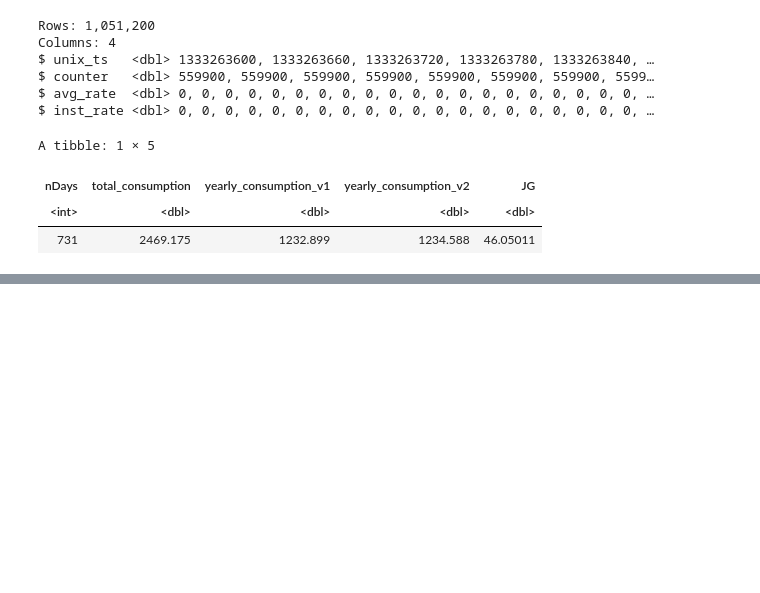
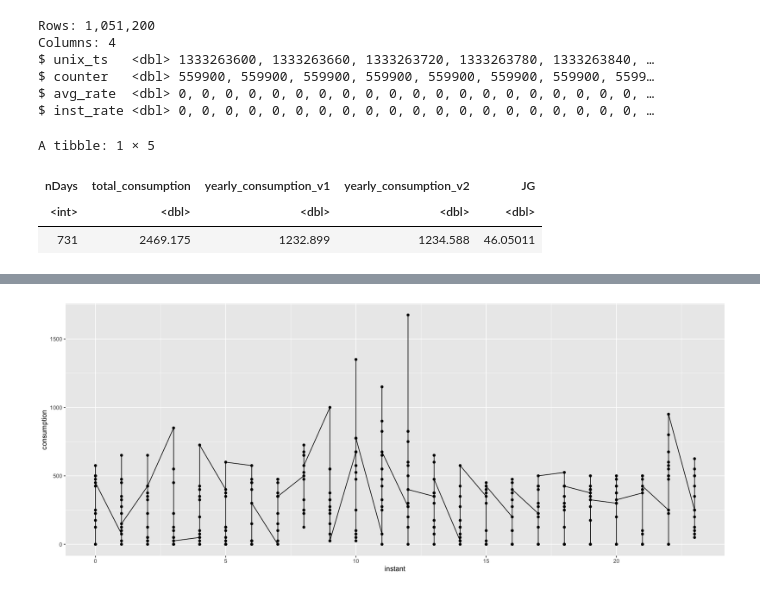
Before and after one commit to philippebarrette4/INF1430, a Jupyter notebook: scripts/GazAnalysis/Sub-Meters/FRG.ipynb, the cells around one changed output, grey strips where cells are left out. Cells and saved outputs as stored; diff of their text form; code cells hidden in the pictures; blank space fills up the shorter version.

Commit message:
testing things with temp and gas

```diff
--- a/scripts/GazAnalysis/Sub-Meters/FRG.ipynb
+++ b/scripts/GazAnalysis/Sub-Meters/FRG.ipynb
@@ -55,0 +34,4 @@ A tibble: 1 × 1
+# %%
+temp <- read_csv("../../../data/Climate_HourlyWeather.csv", show_col_types = FALSE) %>%
+    select(`Date/Time`, `Temp (C)`, `Data Quality`, `Temp Flag`) %>%
+    rename(timeStamp = `Date/Time`)
@@ -55,0 +44,8 @@ A tibble: 1 × 1
+# %%
+FRGHourly <- FRG %>%
+    group_by(year, month, day, hour) %>%
+    summarise(
+        unix_ts = first(unix_ts),
+        timeStamp = first(timeStamp),
+        consumption = sum(avg_rate) / 60
+    )
@@ -55,0 +55,5 @@ A tibble: 1 × 1
+# %%
+FRG_Temp <- FRGHourly %>%
+    left_join(temp, by = c("timeStamp"), suffix = c("_gas", "_temp"))
+
+head(FRG_Temp, 5)
@@ -55,0 +71,10 @@ A tibble: 1 × 1
+# %%
+FRG_Temp_int <- FRG_Temp %>%
+    mutate(
+        year = as.integer(year),
+        month = as.integer(month),
+        day = as.integer(day),
+        hour = factor(as.integer(hour)),
+        intTime = as.integer(format(timeStamp, "%H")),
+        instant = (unix_ts)/86400
+    )
@@ -55,0 +117,11 @@ A tibble: 1 × 1
+# %%
+options(repr.plot.width = 15, repr.plot.height = 6)
+FRG_Temp_int %>%
+    filter(year == 2013, month == 1) %>%
+    filter(day < 14) %>%
+    ggplot(aes(x = instant, y = consumption, group = 1)) +
+        geom_point() +
+        geom_line()
+        #+ scale_x_continuous("Day", breaks = 0:14, labels = 0:14)
+# %% [output]
+[figure, added]
```
Also changed, not shown: parts of 9 cells of this notebook, 1 other file.
